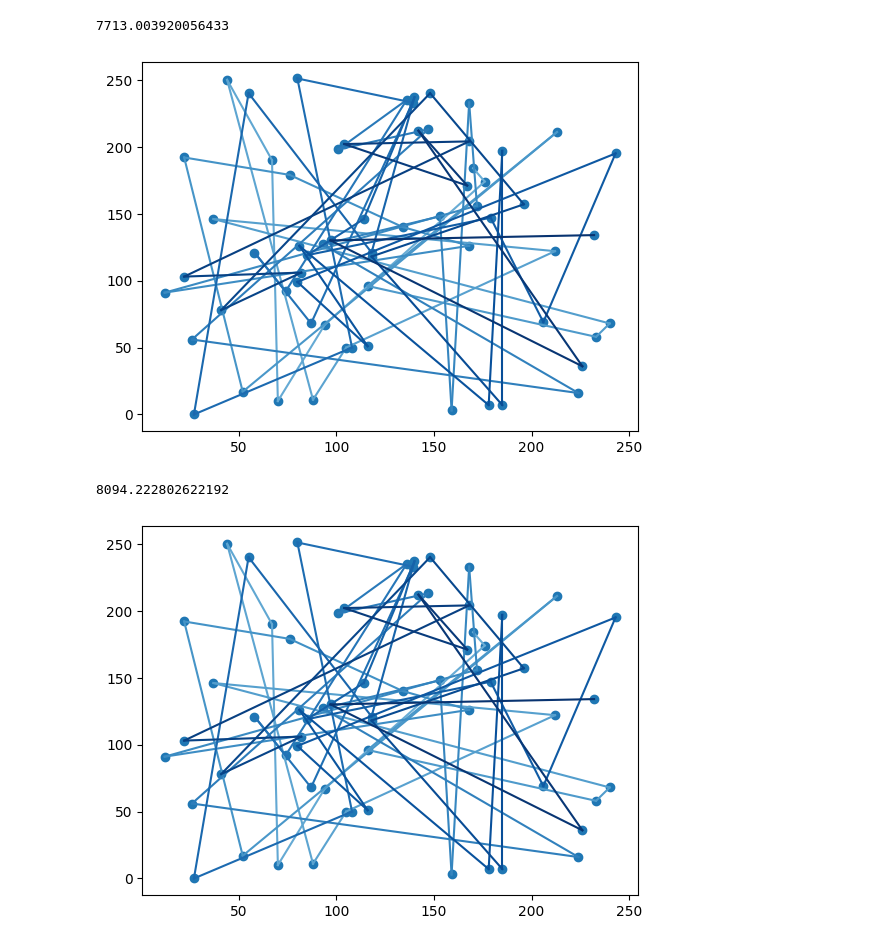
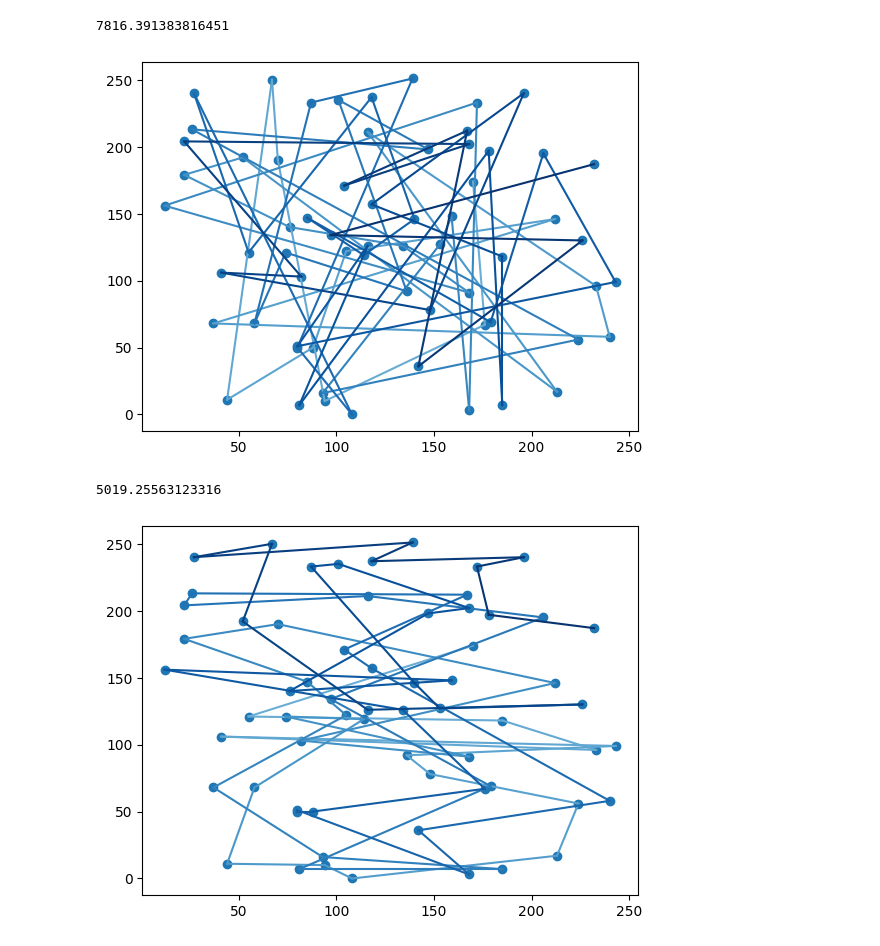
Before and after one commit to SugarDragon5/EEIC-FPGA-EXP, a Jupyter notebook: CPU_Solver/tsp_checker.ipynb, the cells around one changed output. Saved outputs shown, nothing was run; the diff lists cells and outputs as text; code cells hidden in the pictures.

```diff
--- a/CPU_Solver/tsp_checker.ipynb
+++ b/CPU_Solver/tsp_checker.ipynb
@@ -3,9 +3,9 @@ import matplotlib.pyplot as plt
 import matplotlib.cm as cm
 # %%
 xs=[170,176, 94, 70, 67, 44, 88,105,212, 37,240,233,116,213, 52, 22, 76,134,168, 12,172,168,159,153, 93,224, 26,147,101,136, 74, 58, 87,139, 80,108, 27, 55,118,140,114, 85,179,206,243, 80,116, 81,178,185,185,118,196,148, 41, 82, 22,168,104,167,142,226, 97,232]
-ys=[184,174, 67, 10,190,250, 11, 50,122,146, 68, 58, 96,211, 17,192,179,140,126, 91,156,233,  3,148,127, 16, 56,213,198,235, 92,121, 68,233,251, 50,  0,240,121,237,146,119,147, 69,195, 99, 51,126,  7,197,  7,118,157,240, 78,106,103,204,202,171,212, 36,130,134]
+ys=[174, 67, 10,190,250, 11, 50,122,146, 68, 58, 96,211, 17,192,179,140,126, 91,156,233,  3,148,127, 16, 56,213,198,235, 92,121, 68,233,251, 50,  0,240,121,237,146,119,147, 69,195, 99, 51,126,  7,197,  7,118,157,240, 78,106,103,204,202,171,212, 36,130,134,187]
 path=[
-         0,        37,        50,        11,        54,        44,        29,        53,        25,        13,        35,         2,         5,        31,        40,        30,        18,        55,         8,         3,        15,        41,         7,         9,        24,        49,        47,        42,        62,        43,        12,        20,        52,        26,        58,        51,        10,        60,        21,        45,        34,         6,         1,        17,        19,        22,        16,        39,        32,        28,        38,        57,        23,        61,        46,        14,         4,        36,        33,        27,        59,        56,        48,        63,
+         0,        37,        50,        11,        54,        44,        29,        53,        25,        13,        35,         2,         5,        31,        40,        30,        18,        55,         8,         3,        15,        41,         7,         9,        24,        49,        47,        42,        62,        43,        12,        56,        26,        59,        58,        51,        10,        60,        21,        45,        34,         6,         1,        17,        19,        22,        16,        27,        57,        28,        32,        39,        23,        61,        46,        14,         4,        36,        33,        38,        52,        20,        48,        63,
 ]
 # %%
 assert(len(xs)==64)
@@ -22,19 +22,21 @@ plt.clf()
 plt.scatter(xs,ys)
 for i in range(len(path)-1):
     plt.plot([xs[i],xs[i+1]],[ys[i],ys[i+1]],color=cm.Blues(i/len(path)/2+0.5))
+plt.show()
 # %% [output]
-7713.003920056433
+7816.391383816451
-[figure, old version]
+[figure, new version]
 # %%
 dist=sum([distance(xs[path[i]],ys[path[i]],xs[path[i+1]],ys[path[i+1]]) for i in range(len(path)-1)])
 print(dist)
 plt.clf()
 plt.scatter(xs,ys)
 for i in range(len(path)-1):
-    plt.plot([xs[i],xs[i+1]],[ys[i],ys[i+1]],color=cm.Blues(i/len(path)/2+0.5))
+    plt.plot([xs[path[i]],xs[path[i+1]]],[ys[path[i]],ys[path[i+1]]],color=cm.Blues(i/len(path)/2+0.5))
+plt.show()
 # %% [output]
-8094.222802622192
+5019.25563123316
-[figure, old version]
+[figure, new version]
 # %%
 for i in range(1,len(path)-1):
     for j in range(1,i):
```
Also changed, not shown: parts of 1 cell of this notebook, 1 other file.
